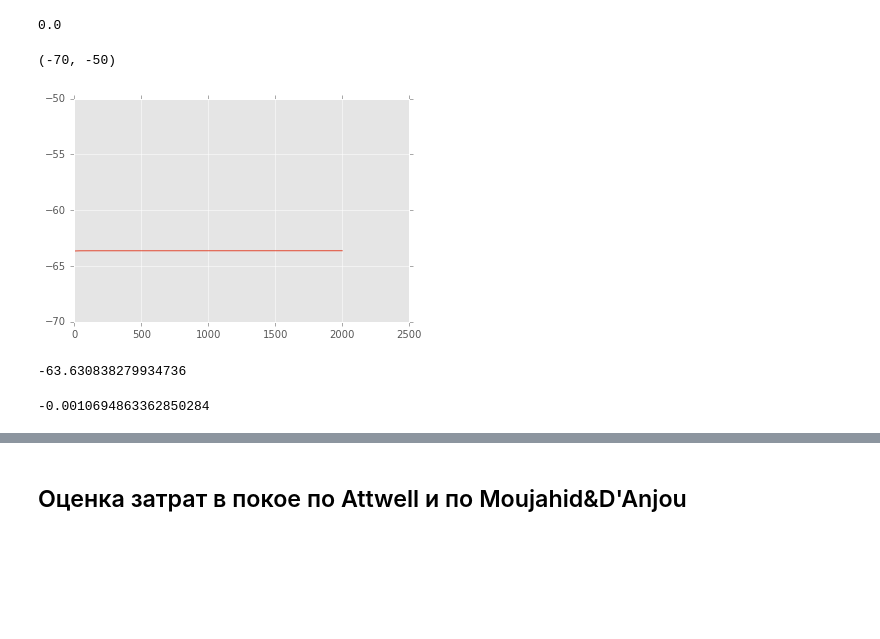
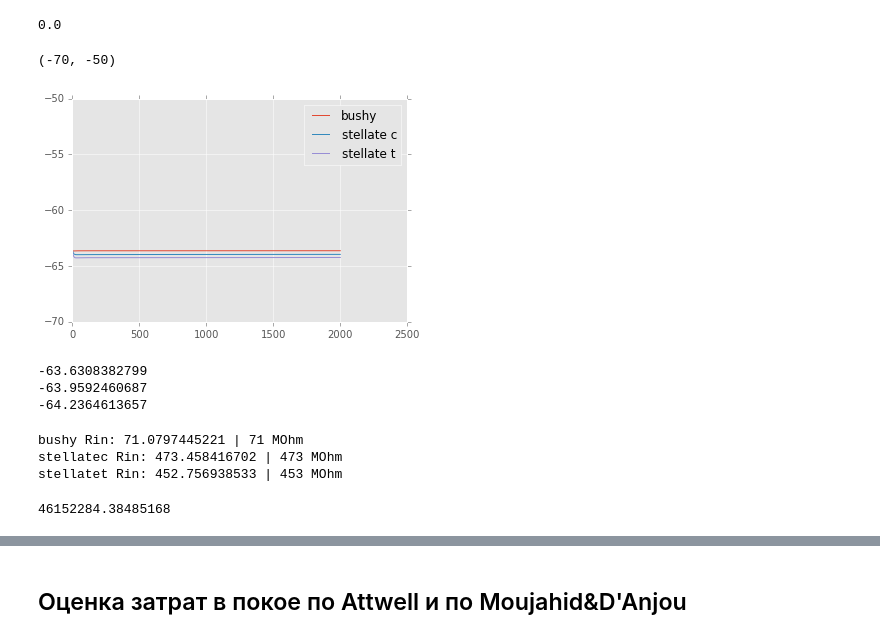
Before and after one commit to abrazhe/OC2, a Jupyter notebook: RM03-modfiles/EnergyCalc-1.ipynb, the cells around one changed output, grey strips where cells are left out. Cells and saved outputs as stored; diff of their text form; code cells hidden in the pictures; blank space fills up the shorter version.

```diff
--- a/RM03-modfiles/EnergyCalc-1.ipynb
+++ b/RM03-modfiles/EnergyCalc-1.ipynb
@@ -82,9 +101,15 @@ h.psection(bushy)
 # %% [output]
 1.0
 # %%
-v_vec = h.Vector()             # Membrane potential vector
+v_vecb = h.Vector()             # Membrane potential vector
+v_vecsc = h.Vector()
+v_vecst = h.Vector()
 t_vec = h.Vector()             # Time stamp vector
-v_vec.record(bushy(0.5)._ref_v)
+
+v_vecb.record(bushy(0.5)._ref_v)
+v_vecsc.record(stellatec(0.5)._ref_v)
+v_vecst.record(stellatet(0.5)._ref_v)
+
 t_vec.record(h._ref_t)
 # %% [output]
 1.0
@@ -96,13 +121,19 @@ h.tstop = 2000
 h.run()
 # %% [output]
 0.0
-# %%
-plot(t_vec, v_vec);
-ylim(-70,-50)
-# %% [output]
-(-70, -50)
-[figure, removed]
-# %%
-bushy.v
-# %% [output]
--63.630838279934736
+# %%
+plot(t_vec, v_vecb, label='bushy');
+plot(t_vec, v_vecsc, label='stellate c')
+plot(t_vec, v_vecst, label='stellate t')
+legend ()
+ylim(-70,-50)
+# %% [output]
+(-70, -50)
+[figure, added]
+# %%
+for n in neurons:
+    print n[0].v
+# %% [output]
+-63.6308382799
+-63.9592460687
+-64.2364613657
@@ -109,6 +148,20 @@ bushy.v
+# %%
+def get_Rin(sec):
+    seg = sec(0.5)
+    gnar = seg.ina/(seg.v-seg.ena)  # Siemens/cm^2
+    gkr = seg.ik/(seg.v-seg.ek)
+    ghr = seg.i_ih/(seg.v- -43)
+    glkr = seg.leak.i/(seg.v -seg.erev_leak)
+    Ginx = (gnar + gkr + ghr + glkr)* seg.area()*1e-8
+    return 1e-6/Ginx
+
+for n in neurons:
+    print '{} Rin: {} | {} MOhm'.format(n[0].name(), get_Rin(n[0]), n[1]['Rin'])
+# %% [output]
+bushy Rin: 71.0797445221 | 71 MOhm
+stellatec Rin: 473.458416702 | 473 MOhm
+stellatet Rin: 452.756938533 | 453 MOhm
 # %%
-seg = bushy(0.5)
+bushy(0.5).erate_mujpow*bushy(0.5).area()
+# %% [output]
+46152284.38485168
-# %%
-seg.ih.i*0.2 + seg.ina
-# %% [output]
--0.0010694863362850284
```
Also changed, not shown: parts of 31 cells of this notebook, 1 other file.
